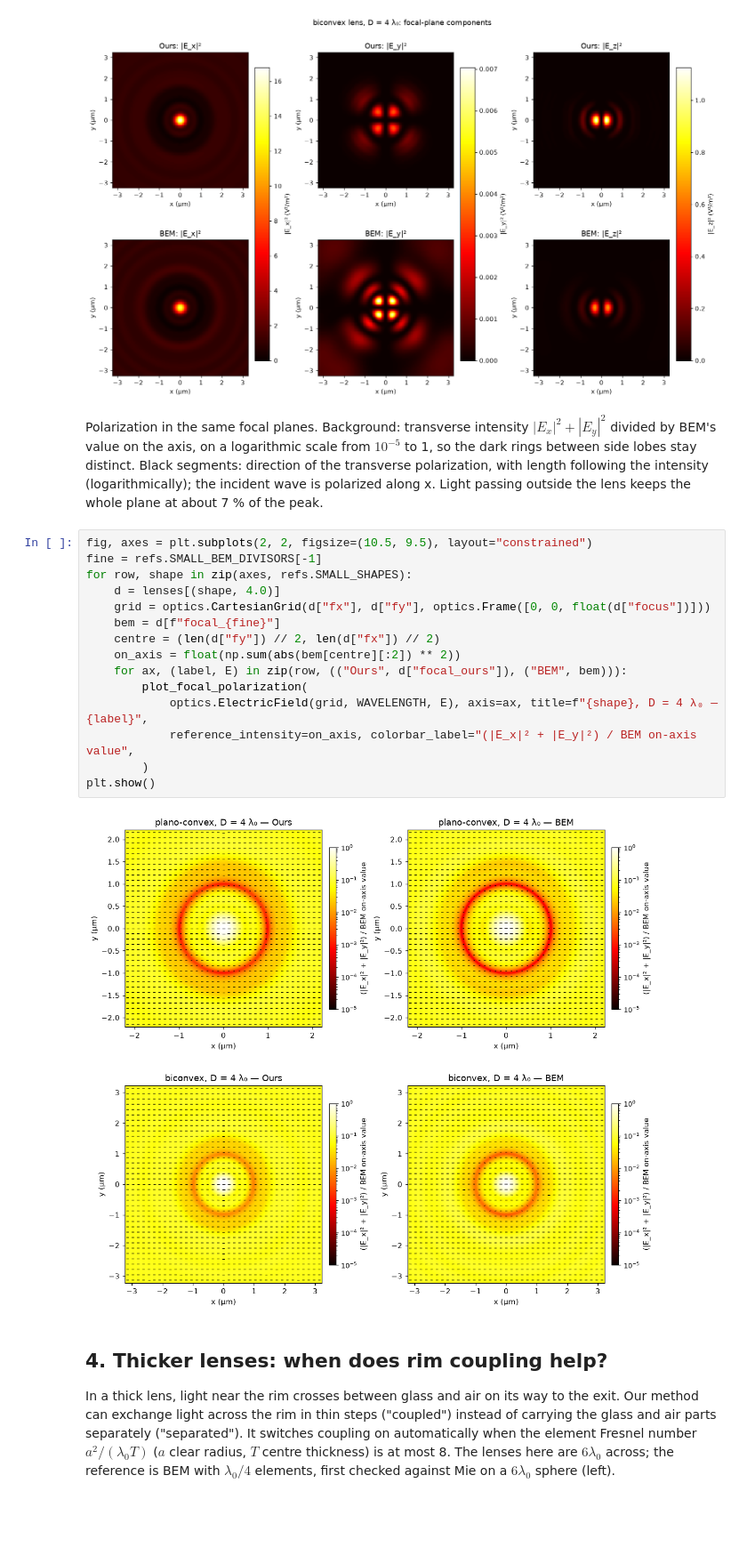
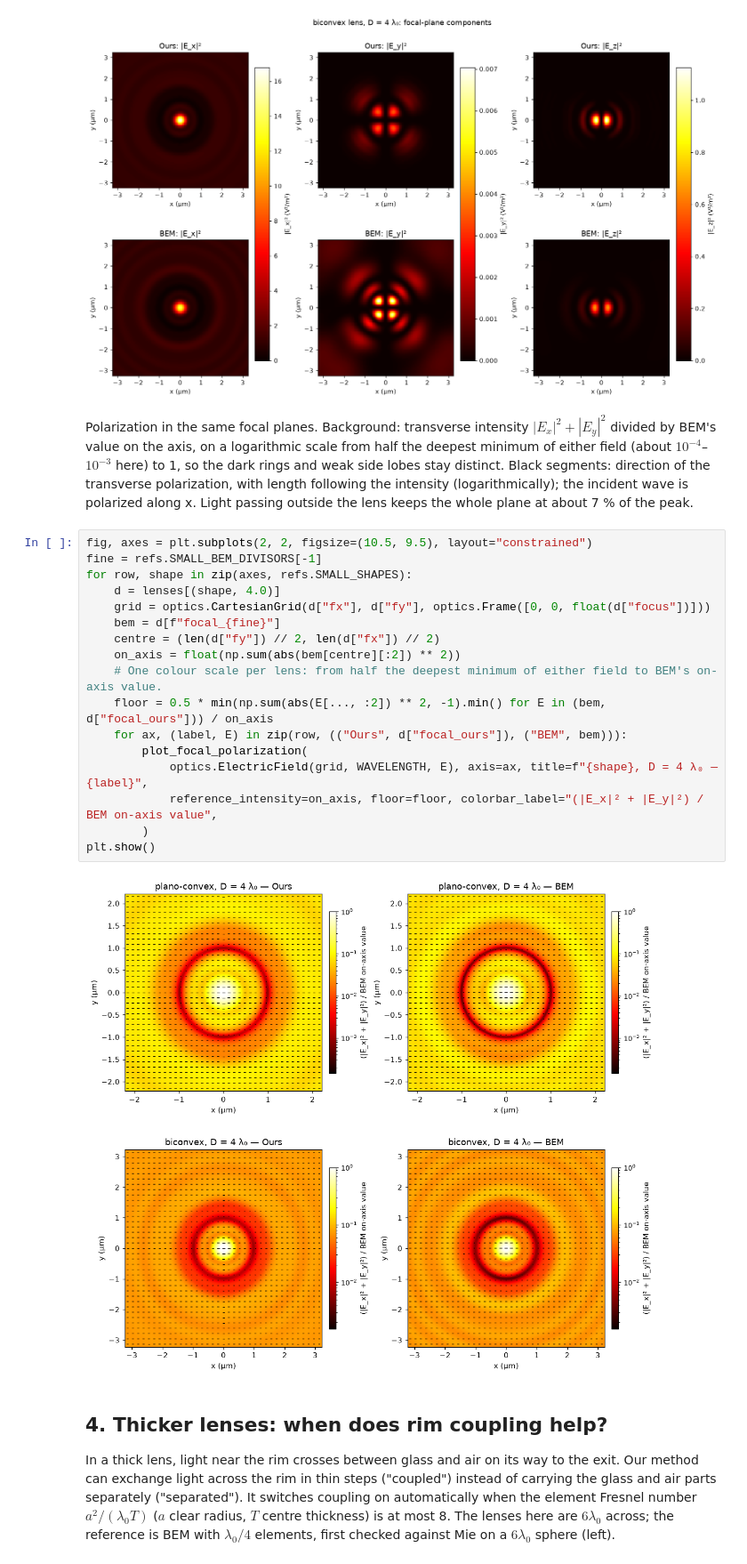
Before and after one commit to blancusjh/vecdiff, a Jupyter notebook: general/notebooks/06_full_wave_reference_validation.ipynb, the cells around one changed output. Shown at 89% size. Cells and saved outputs as stored; diff of their text form; blank space fills up the shorter version.

```diff
--- a/general/notebooks/06_full_wave_reference_validation.ipynb
+++ b/general/notebooks/06_full_wave_reference_validation.ipynb
@@ -199,24 +199,26 @@ for shape in refs.SMALL_SHAPES:
 [figure]
 [figure]
 # %% [markdown]
-Polarization in the same focal planes. Background: transverse intensity $|E_x|^2+|E_y|^2$ divided by BEM's value on the axis, on a logarithmic scale from $10^{-5}$ to 1, so the dark rings between side lobes stay distinct. Black segments: direction of the transverse polarization, with length following the intensity (logarithmically); the incident wave is polarized along x. Light passing outside the lens keeps the whole plane at about 7 % of the peak.
+Polarization in the same focal planes. Background: transverse intensity $|E_x|^2+|E_y|^2$ divided by BEM's value on the axis, on a logarithmic scale from half the deepest minimum of either field (about $10^{-4}$–$10^{-3}$ here) to 1, so the dark rings and weak side lobes stay distinct. Black segments: direction of the transverse polarization, with length following the intensity (logarithmically); the incident wave is polarized along x. Light passing outside the lens keeps the whole plane at about 7 % of the peak.
 # %%
 fig, axes = plt.subplots(2, 2, figsize=(10.5, 9.5), layout="constrained")
 fine = refs.SMALL_BEM_DIVISORS[-1]
 for row, shape in zip(axes, refs.SMALL_SHAPES):
     d = lenses[(shape, 4.0)]
     grid = optics.CartesianGrid(d["fx"], d["fy"], optics.Frame([0, 0, float(d["focus"])]))
     bem = d[f"focal_{fine}"]
     centre = (len(d["fy"]) // 2, len(d["fx"]) // 2)
     on_axis = float(np.sum(abs(bem[centre][:2]) ** 2))
+    # One colour scale per lens: from half the deepest minimum of either field to BEM's on-axis value.
+    floor = 0.5 * min(np.sum(abs(E[..., :2]) ** 2, -1).min() for E in (bem, d["focal_ours"])) / on_axis
     for ax, (label, E) in zip(row, (("Ours", d["focal_ours"]), ("BEM", bem))):
         plot_focal_polarization(
             optics.ElectricField(grid, WAVELENGTH, E), axis=ax, title=f"{shape}, D = 4 λ₀ — {label}",
-            reference_intensity=on_axis, colorbar_label="(|E_x|² + |E_y|²) / BEM on-axis value",
+            reference_intensity=on_axis, floor=floor, colorbar_label="(|E_x|² + |E_y|²) / BEM on-axis value",
         )
 plt.show()
 # %% [output]
-[figure, old version]
+[figure, new version]
 # %% [markdown]
 ## 4. Thicker lenses: when does rim coupling help?
 
```
Also changed, not shown: parts of 2 cells of this notebook, 4 other files.
